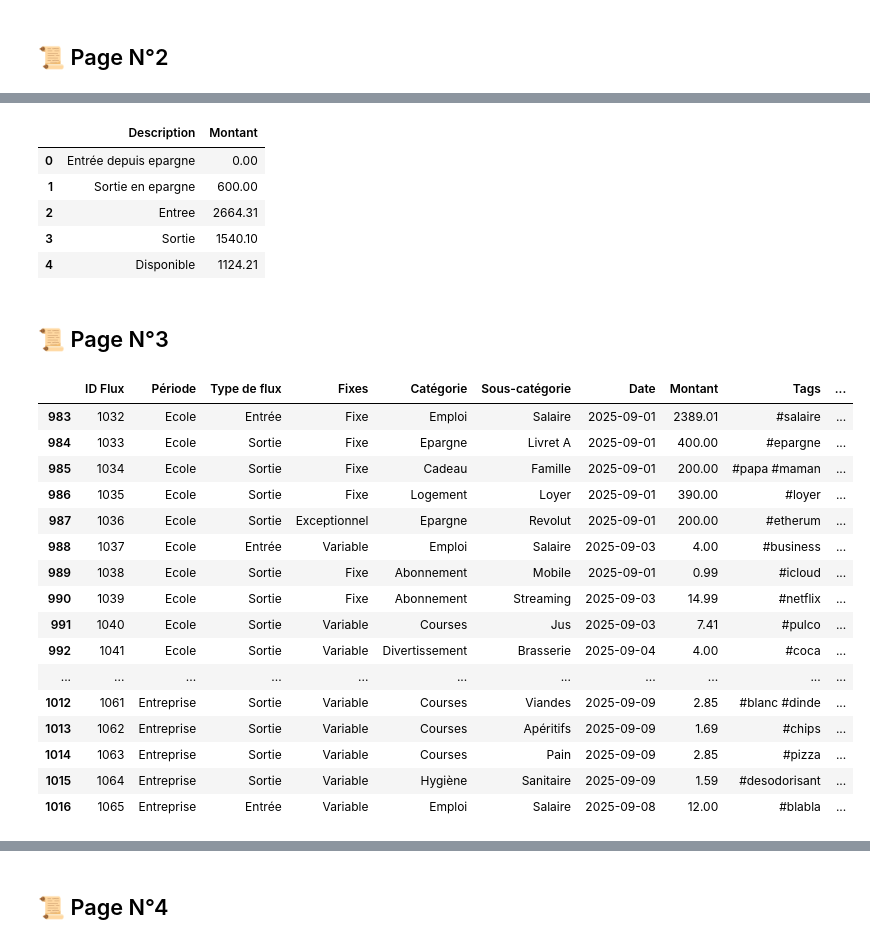
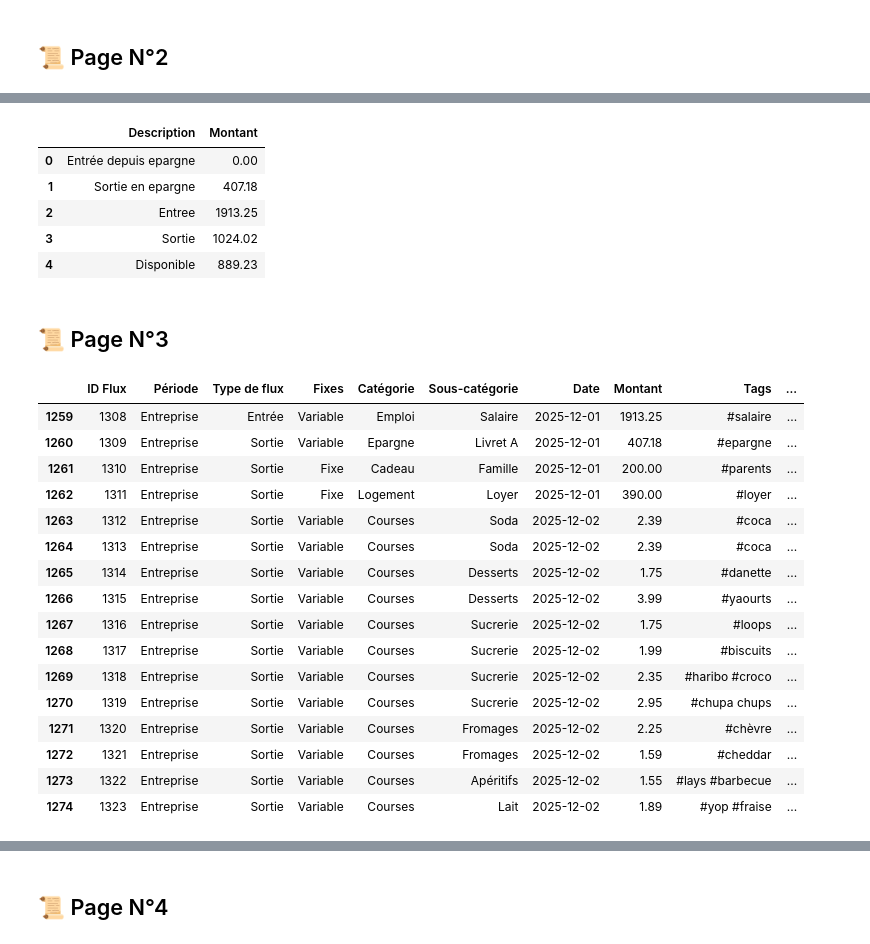
Before and after one commit to ranjith-rjh/BudgetManagement, a Jupyter notebook: 4-REPORT/Dashboard.ipynb, the cells around one changed output, grey strips where cells are left out. Cells and saved outputs as stored; diff of their text form; code cells hidden in the pictures.

```diff
--- a/4-REPORT/Dashboard.ipynb
+++ b/4-REPORT/Dashboard.ipynb
@@ -633,3 +640,6 @@ def plot_target_comparaison(donnees) :
+# %%
+page_date_start = month_start
+page_date_end = month_end
 # %% [markdown]
 ## 📜 Page N°1
 # %%
@@ -772,14 +789,16 @@ flux_summary = [
     {'Description' : 'Disponible', 'Montant' : calculate_disponible(page_2_data)},
 ]
 
-pd.DataFrame(flux_summary)
+flux_summary = pd.DataFrame(flux_summary)
+flux_summary['Montant'] = flux_summary['Montant'].round(6)
+flux_summary
 # %% [output]
 |  | Description | Montant |
 | 0 | Entrée depuis epargne | 0.00 |
-| 1 | Sortie en epargne | 600.00 |
-| 2 | Entree | 2664.31 |
-| 3 | Sortie | 1540.10 |
-| 4 | Disponible | 1124.21 |
+| 1 | Sortie en epargne | 407.18 |
+| 2 | Entree | 1913.25 |
+| 3 | Sortie | 1024.02 |
+| 4 | Disponible | 889.23 |
 # %% [markdown]
 ## 📜 Page N°3
 # %%
@@ -803,51 +822,51 @@ page_3_filter_fixes = [
     'Variable',
 ]
 
-page_3_filter_period_start = month_start
-page_3_filter_period_end = month_end
+page_3_filter_period_start = page_date_start
+page_3_filter_period_end = page_date_end
 
 page_3_filter_categorie = [
 
 ]
 page_3_filter_ss_categorie = [
 
 ]
 
 if len(page_3_filter_categorie) == 0 :
     page_3_filter_categorie = data['Catégorie'].unique()
 if len(page_3_filter_ss_categorie) == 0 :
     page_3_filter_ss_categorie = data['Sous-catégorie'].unique()
 
 # Extracttion de données filtrées
 page_3_data = data.copy()
 page_3_data = page_3_data[
         (page_3_data['Période'].isin(page_3_filter_periode))
     &   (page_3_data['Type de flux'].isin(page_3_filter_type_flux))
     &   (page_3_data['Fixes'].isin(page_3_filter_fixes))
     &   (page_3_data['Date'] >= page_3_filter_period_start)
     &   (page_3_data['Date'] <= page_3_filter_period_end)
     &   (page_3_data['Catégorie'].isin(page_3_filter_categorie))
     &   (page_3_data['Sous-catégorie'].isin(page_3_filter_ss_categorie))
 ]
 page_3_data
 # %% [output]
 |  | ID Flux | Période | Type de flux | Fixes | Catégorie | Sous-catégorie | Date | Montant | Tags | ... |
-| 983 | 1032 | Ecole | Entrée | Fixe | Emploi | Salaire | 2025-09-01 | 2389.01 | #salaire | ... |
-| 984 | 1033 | Ecole | Sortie | Fixe | Epargne | Livret A | 2025-09-01 | 400.00 | #epargne | ... |
-| 985 | 1034 | Ecole | Sortie | Fixe | Cadeau | Famille | 2025-09-01 | 200.00 | #papa #maman | ... |
-| 986 | 1035 | Ecole | Sortie | Fixe | Logement | Loyer | 2025-09-01 | 390.00 | #loyer | ... |
-| 987 | 1036 | Ecole | Sortie | Exceptionnel | Epargne | Revolut | 2025-09-01 | 200.00 | #etherum | ... |
-| 988 | 1037 | Ecole | Entrée | Variable | Emploi | Salaire | 2025-09-03 | 4.00 | #business | ... |
-| 989 | 1038 | Ecole | Sortie | Fixe | Abonnement | Mobile | 2025-09-01 | 0.99 | #icloud | ... |
-| 990 | 1039 | Ecole | Sortie | Fixe | Abonnement | Streaming | 2025-09-03 | 14.99 | #netflix | ... |
-| 991 | 1040 | Ecole | Sortie | Variable | Courses | Jus | 2025-09-03 | 7.41 | #pulco | ... |
-| 992 | 1041 | Ecole | Sortie | Variable | Divertissement | Brasserie | 2025-09-04 | 4.00 | #coca | ... |
-| ... | ... | ... | ... | ... | ... | ... | ... | ... | ... | ... |
-| 1012 | 1061 | Entreprise | Sortie | Variable | Courses | Viandes | 2025-09-09 | 2.85 | #blanc #dinde | ... |
-| 1013 | 1062 | Entreprise | Sortie | Variable | Courses | Apéritifs | 2025-09-09 | 1.69 | #chips | ... |
-| 1014 | 1063 | Entreprise | Sortie | Variable | Courses | Pain | 2025-09-09 | 2.85 | #pizza | ... |
-| 1015 | 1064 | Entreprise | Sortie | Variable | Hygiène | Sanitaire | 2025-09-09 | 1.59 | #desodorisant | ... |
-| 1016 | 1065 | Entreprise | Entrée | Variable | Emploi | Salaire | 2025-09-08 | 12.00 | #blabla | ... |
+| 1259 | 1308 | Entreprise | Entrée | Variable | Emploi | Salaire | 2025-12-01 | 1913.25 | #salaire | ... |
+| 1260 | 1309 | Entreprise | Sortie | Variable | Epargne | Livret A | 2025-12-01 | 407.18 | #epargne | ... |
+| 1261 | 1310 | Entreprise | Sortie | Fixe | Cadeau | Famille | 2025-12-01 | 200.00 | #parents | ... |
+| 1262 | 1311 | Entreprise | Sortie | Fixe | Logement | Loyer | 2025-12-01 | 390.00 | #loyer | ... |
+| 1263 | 1312 | Entreprise | Sortie | Variable | Courses | Soda | 2025-12-02 | 2.39 | #coca | ... |
+| 1264 | 1313 | Entreprise | Sortie | Variable | Courses | Soda | 2025-12-02 | 2.39 | #coca | ... |
+| 1265 | 1314 | Entreprise | Sortie | Variable | Courses | Desserts | 2025-12-02 | 1.75 | #danette | ... |
+| 1266 | 1315 | Entreprise | Sortie | Variable | Courses | Desserts | 2025-12-02 | 3.99 | #yaourts | ... |
+| 1267 | 1316 | Entreprise | Sortie | Variable | Courses | Sucrerie | 2025-12-02 | 1.75 | #loops | ... |
+| 1268 | 1317 | Entreprise | Sortie | Variable | Courses | Sucrerie | 2025-12-02 | 1.99 | #biscuits | ... |
+| 1269 | 1318 | Entreprise | Sortie | Variable | Courses | Sucrerie | 2025-12-02 | 2.35 | #haribo #croco | ... |
+| 1270 | 1319 | Entreprise | Sortie | Variable | Courses | Sucrerie | 2025-12-02 | 2.95 | #chupa chups | ... |
+| 1271 | 1320 | Entreprise | Sortie | Variable | Courses | Fromages | 2025-12-02 | 2.25 | #chèvre | ... |
+| 1272 | 1321 | Entreprise | Sortie | Variable | Courses | Fromages | 2025-12-02 | 1.59 | #cheddar | ... |
+| 1273 | 1322 | Entreprise | Sortie | Variable | Courses | Apéritifs | 2025-12-02 | 1.55 | #lays #barbecue | ... |
+| 1274 | 1323 | Entreprise | Sortie | Variable | Courses | Lait | 2025-12-02 | 1.89 | #yop #fraise | ... |
 # %%
 plot_entree_sur_temps(page_3_data, 'week', True)
 plot_depenses_sur_temps(page_3_data, 'week', True)
```
Also changed, not shown: parts of 13 cells of this notebook, 1 other file.
